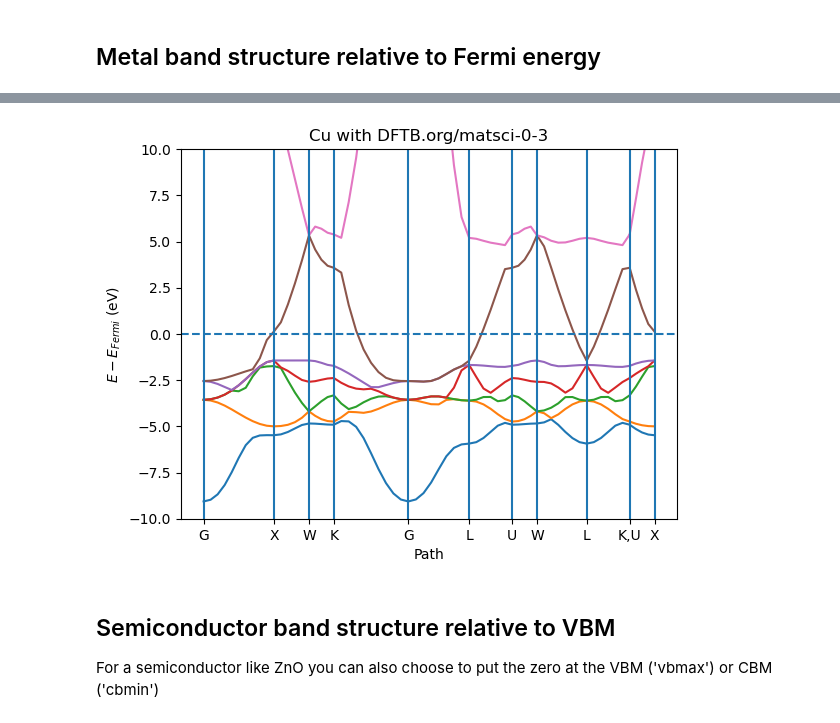
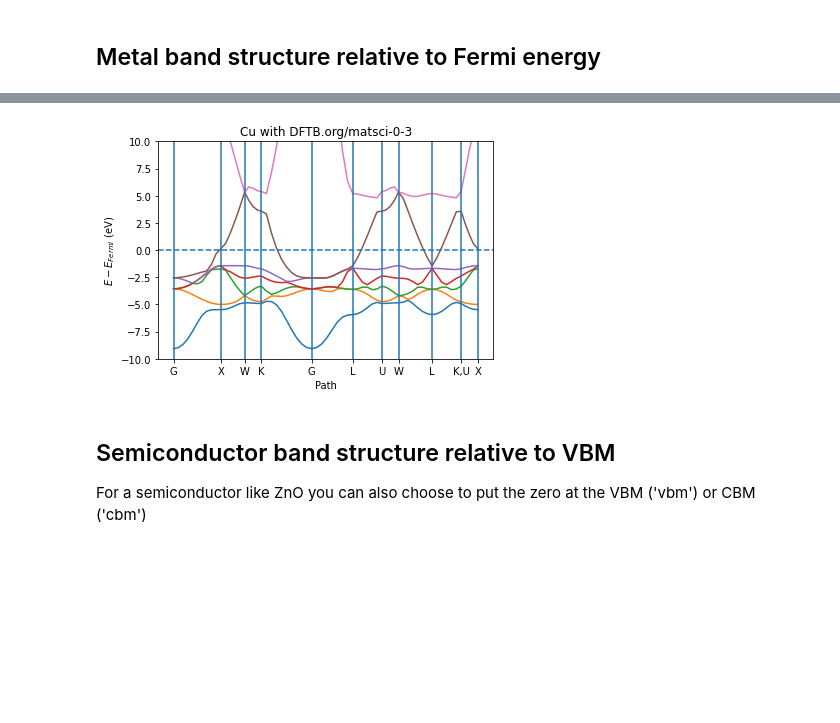
Before and after one commit to patrickmelix/PLAMS, a Jupyter notebook: doc/source/examples/BandStructure/BandStructureExample.ipynb, the cells around one changed output, grey strips where cells are left out. Cells and saved outputs as stored; diff of their text form; code cells hidden in the pictures; blank space fills up the shorter version.

Commit message:
Automatic Sync from SCM-svn to GitHub syncing the following commits: MattiHellstrom: handle spinpolarized bands tructure in plams, add plot_molecule() for notebooks SCMSUITE-- SO--

```diff
--- a/doc/source/examples/BandStructure/BandStructureExample.ipynb
+++ b/doc/source/examples/BandStructure/BandStructureExample.ipynb
@@ -30,14 +33,14 @@ job.run();
 # %%
-x, y, labels, fermi_energy = job.results.get_band_structure(unit='eV')
-plot_band_structure(x, y, labels, fermi_energy, zero='fermi')
+x, y_spin_up, y_spin_down, labels, fermi_energy = job.results.get_band_structure(unit='eV')
+plot_band_structure(x, y_spin_up, None, labels, fermi_energy, zero='fermi')
 plt.ylim(-10, 10)
 plt.ylabel('$E - E_{Fermi}$ (eV)')
 plt.xlabel('Path')
 plt.title('Cu with DFTB.org/matsci-0-3')
 plt.show()
 # %% [output]
-[figure, old version]
+[figure, new version]
 # %% [markdown]
 ## Semiconductor band structure relative to VBM
 
-For a semiconductor like ZnO you can also choose to put the zero at the VBM ('vbmax') or CBM ('cbmin')
+For a semiconductor like ZnO you can also choose to put the zero at the VBM ('vbm') or CBM ('cbm')
```
Also changed, not shown: parts of 11 cells of this notebook, 10 other files.
